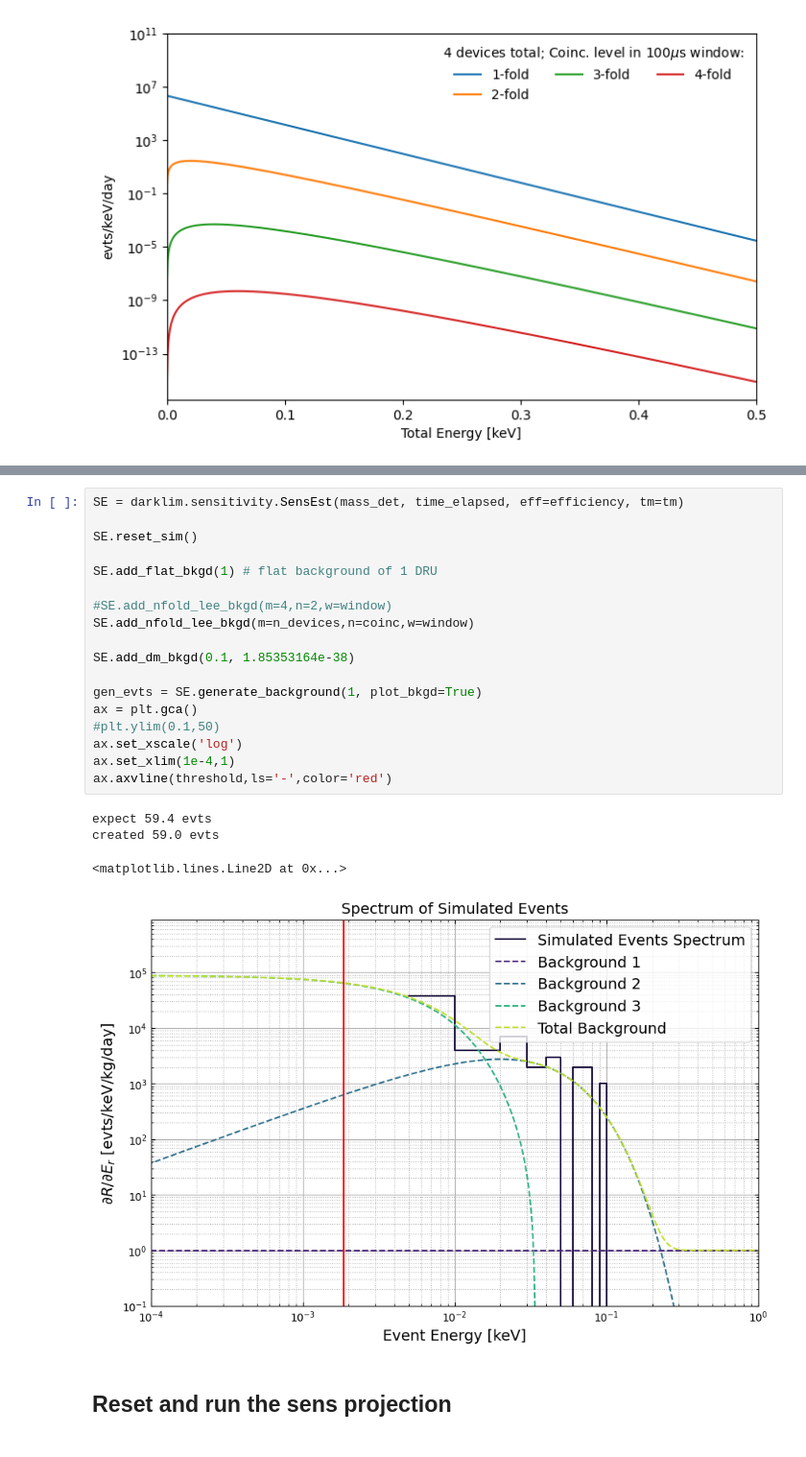
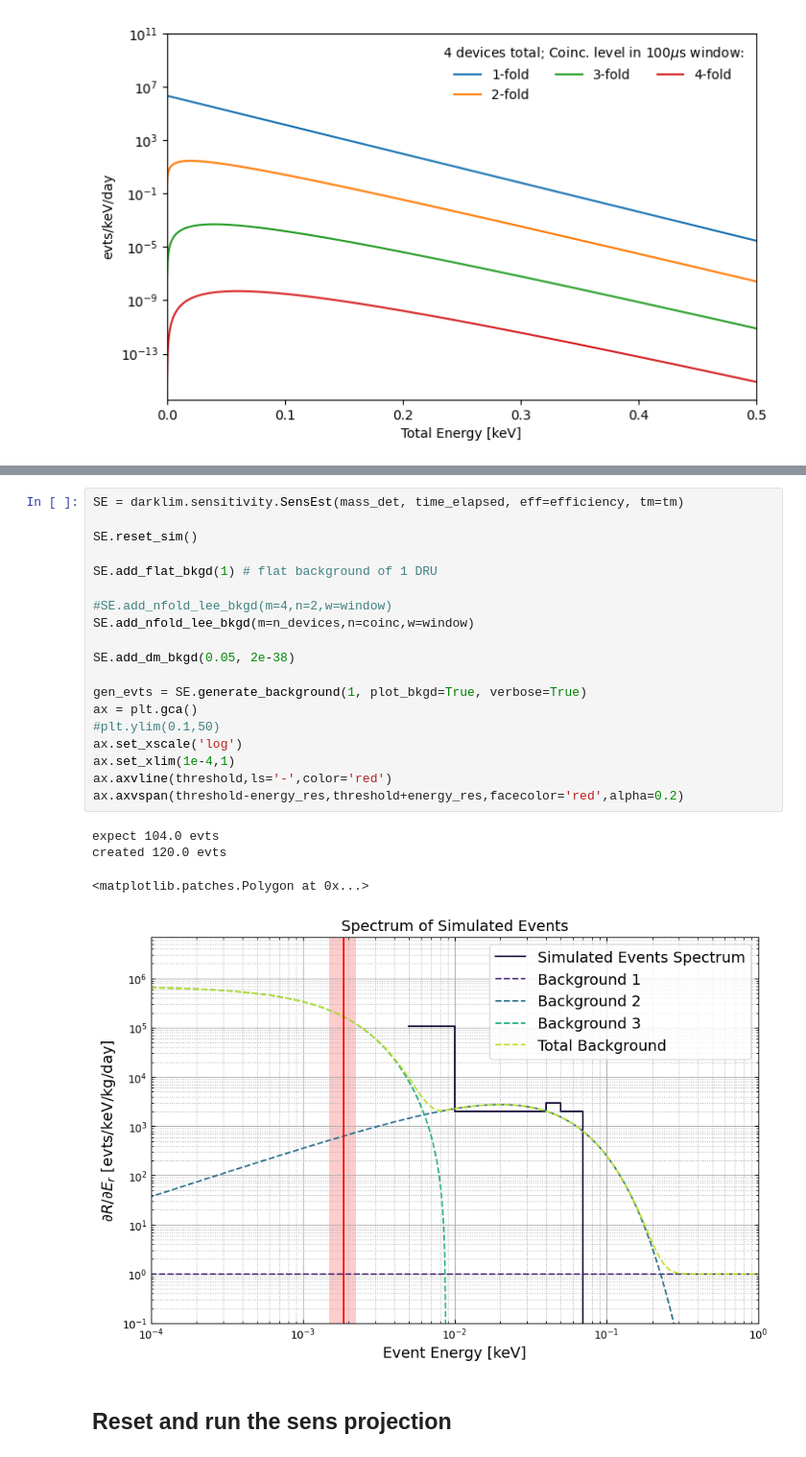
Before and after one commit to spice-herald/DarkLim, a Jupyter notebook: examples/helium.ipynb, the cells around one changed output, grey strips where cells are left out. Shown at 96% size. Saved outputs shown, nothing was run; the diff lists cells and outputs as text.

```diff
--- a/examples/helium.ipynb
+++ b/examples/helium.ipynb
@@ -87,26 +87,27 @@ assuming 2-fold coincidence amongst 4 devices in a 1.000e-04 s window
 # %%
 SE = darklim.sensitivity.SensEst(mass_det, time_elapsed, eff=efficiency, tm=tm)
 
 SE.reset_sim()
 
 SE.add_flat_bkgd(1) # flat background of 1 DRU
 
 #SE.add_nfold_lee_bkgd(m=4,n=2,w=window)
 SE.add_nfold_lee_bkgd(m=n_devices,n=coinc,w=window)
 
-SE.add_dm_bkgd(0.1, 1.85353164e-38)
+SE.add_dm_bkgd(0.05, 2e-38)
 
-gen_evts = SE.generate_background(1, plot_bkgd=True)
+gen_evts = SE.generate_background(1, plot_bkgd=True, verbose=True)
 ax = plt.gca()
 #plt.ylim(0.1,50)
 ax.set_xscale('log')
 ax.set_xlim(1e-4,1)
 ax.axvline(threshold,ls='-',color='red')
+ax.axvspan(threshold-energy_res,threshold+energy_res,facecolor='red',alpha=0.2)
 # %% [output]
-expect 59.4 evts
-created 59.0 evts
+expect 104.0 evts
+created 120.0 evts
-<matplotlib.lines.Line2D at 0x...>
+<matplotlib.patches.Polygon at 0x...>
-[figure, old version]
+[figure, new version]
 # %% [markdown]
 ## Reset and run the sens projection
 # %%
```
Also changed, not shown: parts of 7 cells of this notebook, 1 other file.
